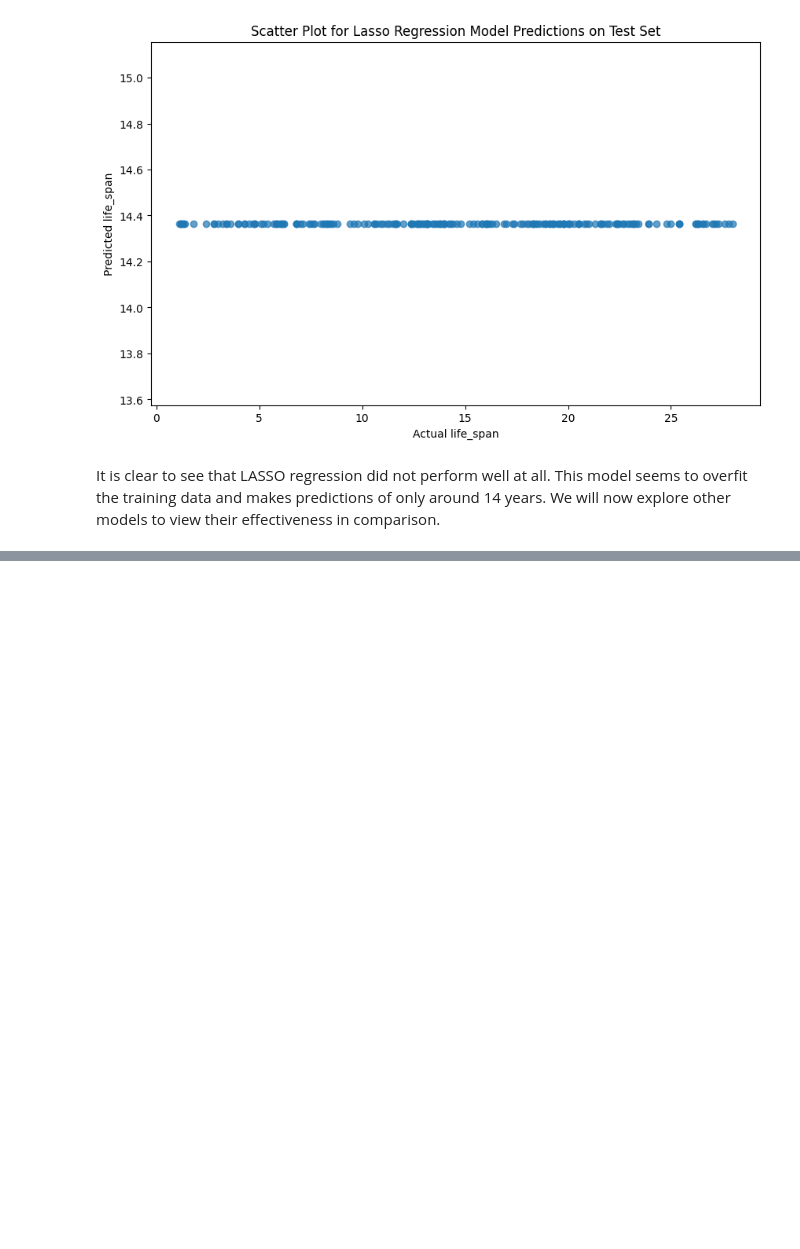
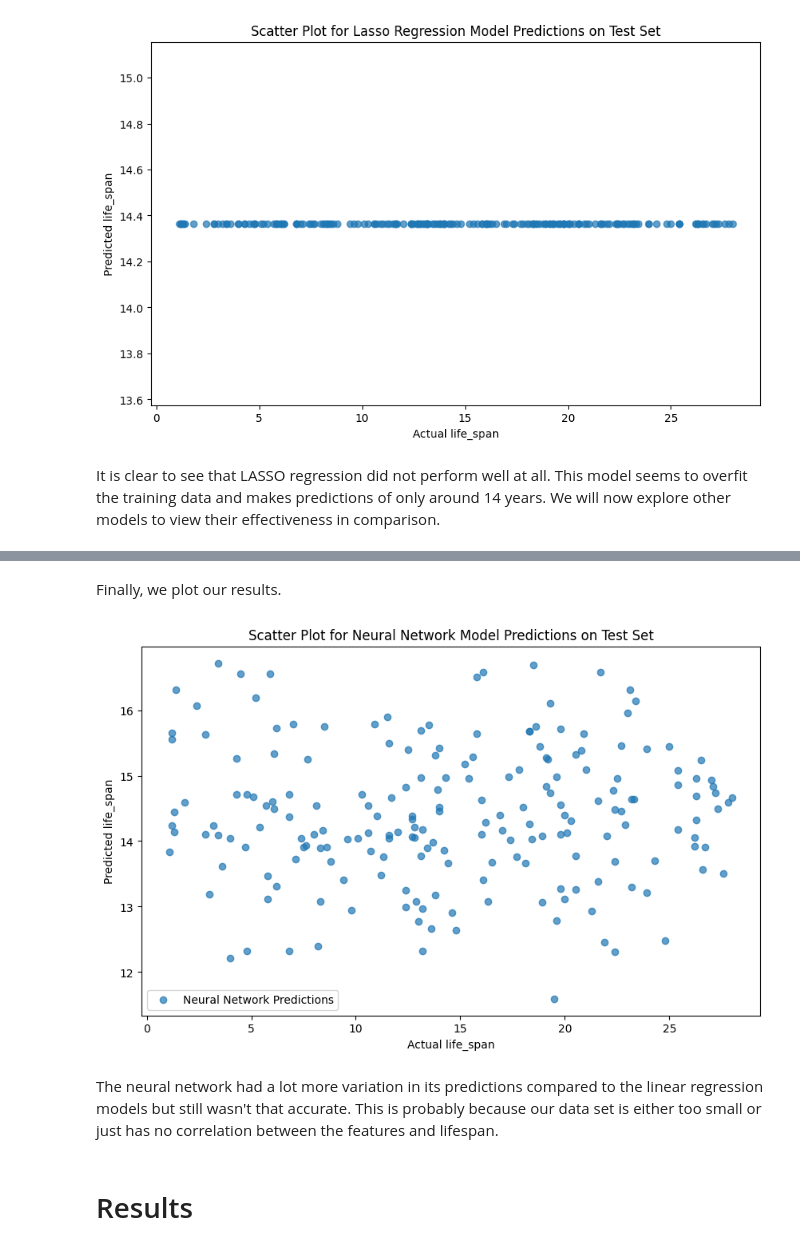
Before and after one commit to rchandran7/GoldfishLifespanPrediction, a Jupyter notebook: GoldFishLifespanPrediction.ipynb, the cells around one changed output, grey strips where cells are left out. Saved outputs shown, nothing was run; the diff lists cells and outputs as text; code cells hidden in the pictures; blank space fills up the shorter version.

```diff
--- a/GoldFishLifespanPrediction.ipynb
+++ b/GoldFishLifespanPrediction.ipynb
@@ -143,0 +272,15 @@ It is clear to see that LASSO regression did not perform well at all. This model
+# %%
+# Load your data
+df_train = pd.read_csv('new_fish_train.csv')
+df_test = pd.read_csv('new_fish_test.csv')
+
+# Label encoding for 'Gender'
+le = LabelEncoder()
+df_train['Gender'] = le.fit_transform(df_train['Gender'])
+df_test['Gender'] = le.transform(df_test['Gender'])
+
+# Extract features and target variable
+X_train = df_train.drop(['life_span'], axis=1)
+X_test = df_test.drop(['life_span'], axis=1)
+y_train = df_train['life_span']
+y_test = df_test['life_span']
@@ -143,0 +289,14 @@ It is clear to see that LASSO regression did not perform well at all. This model
+# %%
+model = Sequential()
+model.add(Dense(16, activation='relu', input_shape=(X_train.shape[1],)))
+model.add(Dense(8, activation='relu'))
+model.add(Dense(1, activation='linear'))
+
+# Compile the model
+model.compile(optimizer='adam', loss='mean_squared_error')
+
+# Train the model
+history = model.fit(X_train, y_train, epochs=50, batch_size=20, validation_split=0.2, verbose=0)
+
+# Evaluate the model on the test set
+predictions = model.predict(X_test).flatten()
@@ -143,0 +330,17 @@ It is clear to see that LASSO regression did not perform well at all. This model
+# %% [markdown]
+Finally, we plot our results.
+# %%
+# Plot actual vs predicted values
+plt.figure(figsize=(10, 6))
+plt.scatter(y_test, predictions, label='Neural Network Predictions', alpha=0.7)
+plt.xlabel('Actual life_span')
+plt.ylabel('Predicted life_span')
+plt.title('Scatter Plot for Neural Network Model Predictions on Test Set')
+plt.legend()
+plt.show()
+# %% [output]
+[figure, added]
+# %% [markdown]
+The neural network had a lot more variation in its predictions compared to the linear regression models but still wasn't that accurate. This is probably because our data set is either too small or just has no correlation between the features and lifespan.
+# %% [markdown]
+# Results
```
Also changed, not shown: parts of 27 cells of this notebook.
